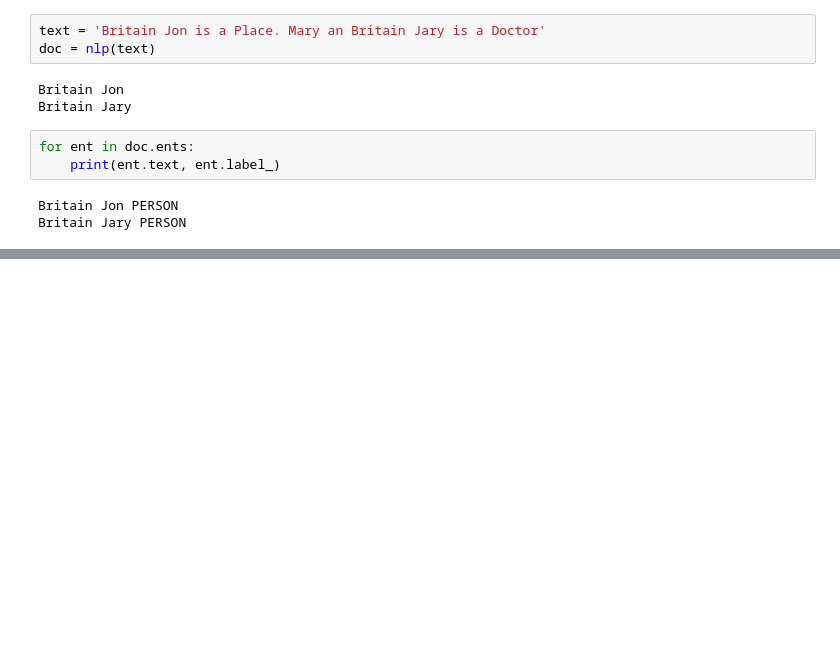
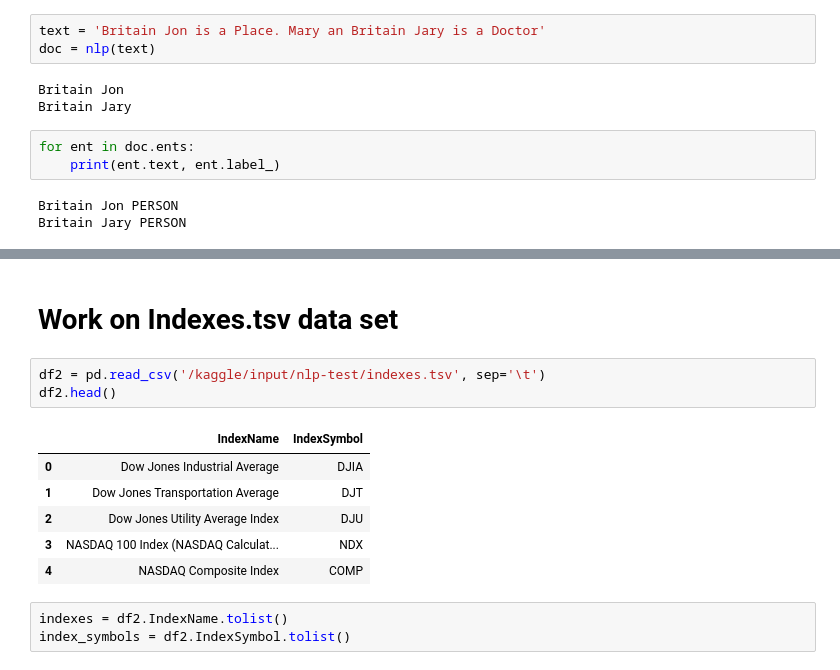
Before and after one commit to shuvo881/NLP-Basic, a Jupyter notebook: nlp-details.ipynb, the cells around one changed output, grey strips where cells are left out. Cells and saved outputs as stored; diff of their text form; blank space fills up the shorter version.

```diff
--- a/nlp-details.ipynb
+++ b/nlp-details.ipynb
@@ -935,0 +1132,15 @@ Britain Jary PERSON
+# %% [markdown]
+# Work on Indexes.tsv data set
+# %%
+df2 = pd.read_csv('/kaggle/input/nlp-test/indexes.tsv', sep='\t')
+df2.head()
+# %% [output]
+|  | IndexName | IndexSymbol |
+| 0 | Dow Jones Industrial Average | DJIA |
+| 1 | Dow Jones Transportation Average | DJT |
+| 2 | Dow Jones Utility Average Index | DJU |
+| 3 | NASDAQ 100 Index (NASDAQ Calculat... | NDX |
+| 4 | NASDAQ Composite Index | COMP |
+# %%
+indexes = df2.IndexName.tolist()
+index_symbols = df2.IndexSymbol.tolist()
```
Also changed, not shown: parts of 33 cells of this notebook.
